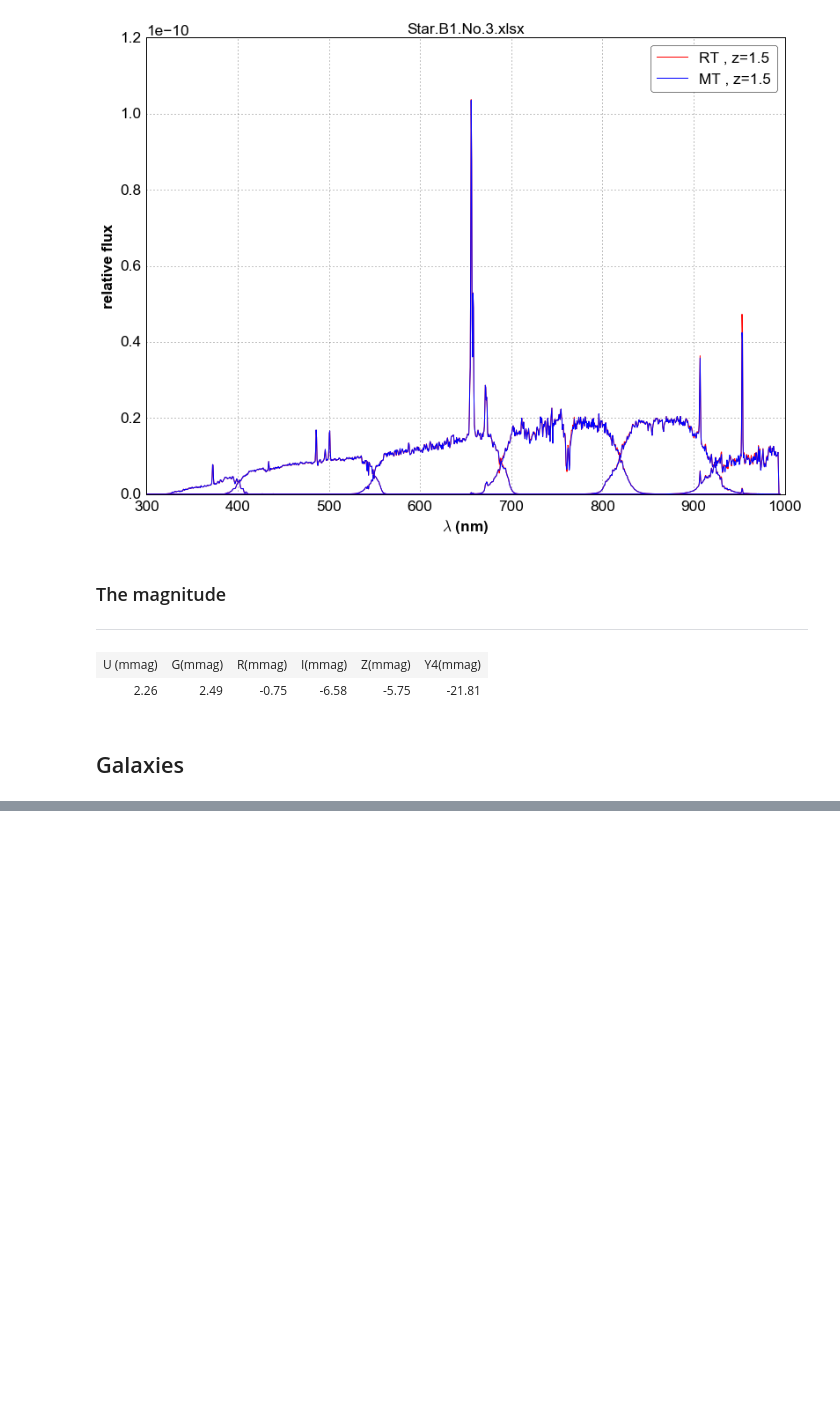
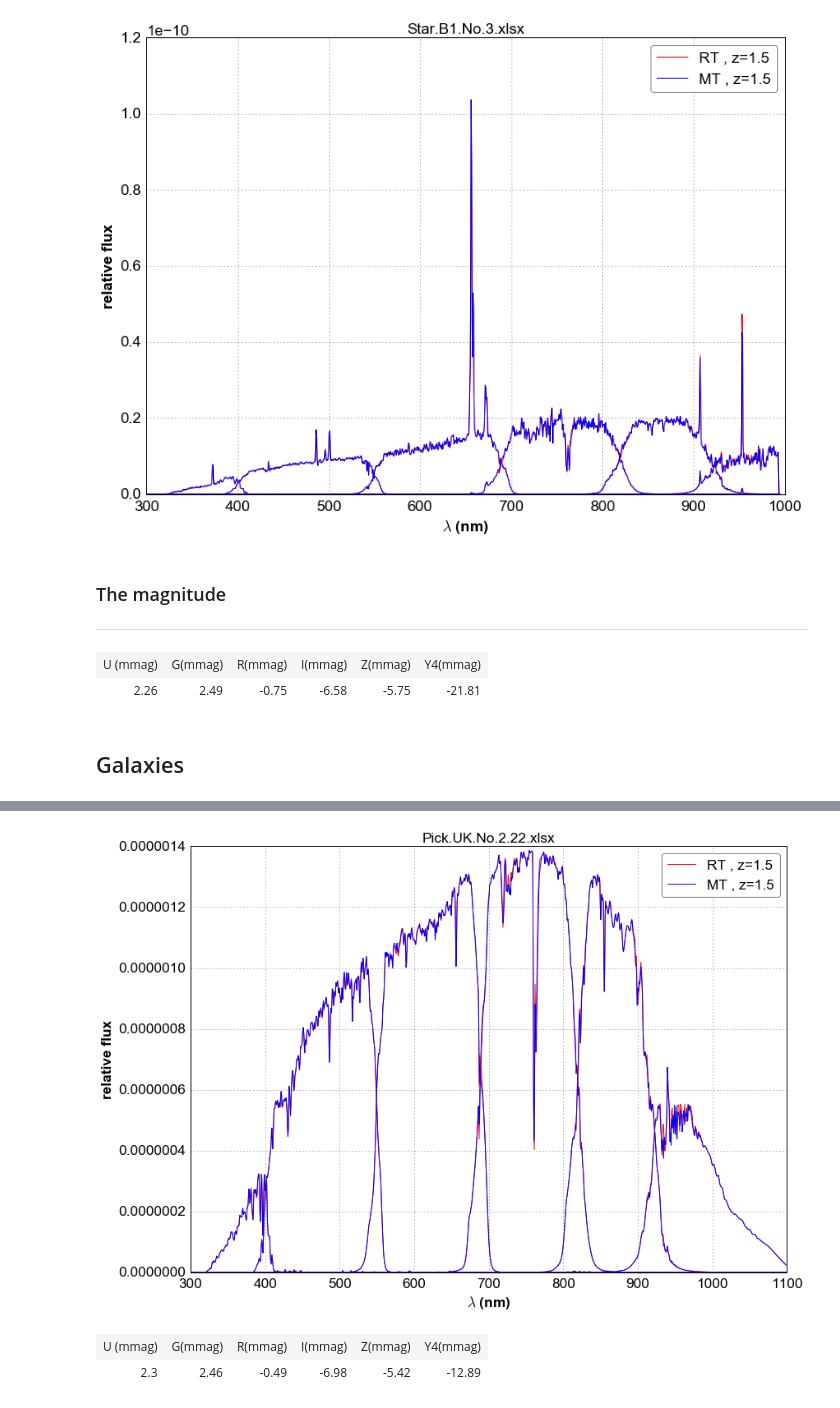
Before and after one commit to sylvielsstfr/PC5AtmStudies, a Jupyter notebook: StarsAndGalaxies/MTRTComparisonWithAstroObj.ipynb, the cells around one changed output, grey strips where cells are left out. Cells and saved outputs as stored; diff of their text form; code cells hidden in the pictures; blank space fills up the shorter version.

```diff
--- a/StarsAndGalaxies/MTRTComparisonWithAstroObj.ipynb
+++ b/StarsAndGalaxies/MTRTComparisonWithAstroObj.ipynb
@@ -447,0 +529,15 @@ ValueError: x and y arrays must be equal in length along interpolation axis.
+# %%
+flux_ccd_mt=GetFluxCCD_Modtran(wl_pick_0,sed_pick_0)
+# %%
+flux_ccd_rt=GetFluxCCD_LibRadtran(wl_pick_0,sed_pick_0)
+# %%
+title=filename_pick_uk_xcl[0]
+# %%
+split_str=title.split(".")
+len_str=len(split_str)
+split_str[len_str-1]='.pdf'
+figfilename=string.join(split_str,sep='')
+# %%
+PlotFluxatCCD(wl_pick_0,flux_ccd_rt,flux_ccd_mt,title,figfilename)
+# %% [output]
+[figure, added]
@@ -447,0 +550,5 @@ ValueError: x and y arrays must be equal in length along interpolation axis.
+# %%
+table
+# %% [output]
+| U (mmag) | G(mmag) | R(mmag) | I(mmag) | Z(mmag) | Y4(mmag) |
+| 2.3 | 2.46 | -0.49 | -6.98 | -5.42 | -12.89 |
```
Also changed, not shown: parts of 64 cells of this notebook, 1 other file.
